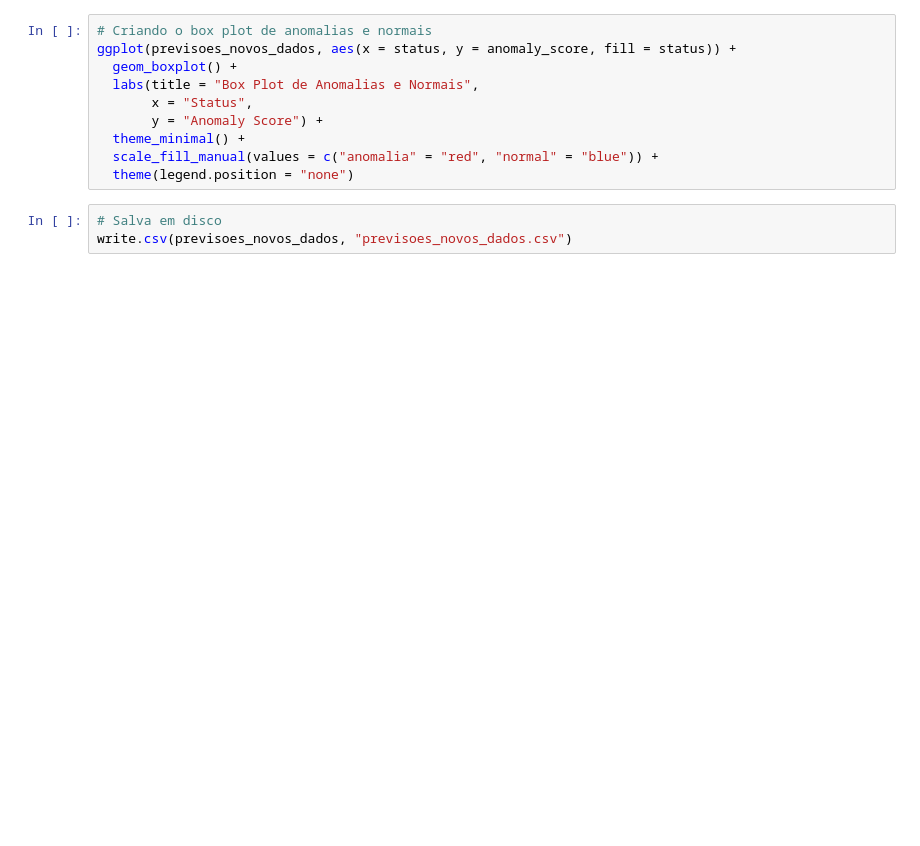
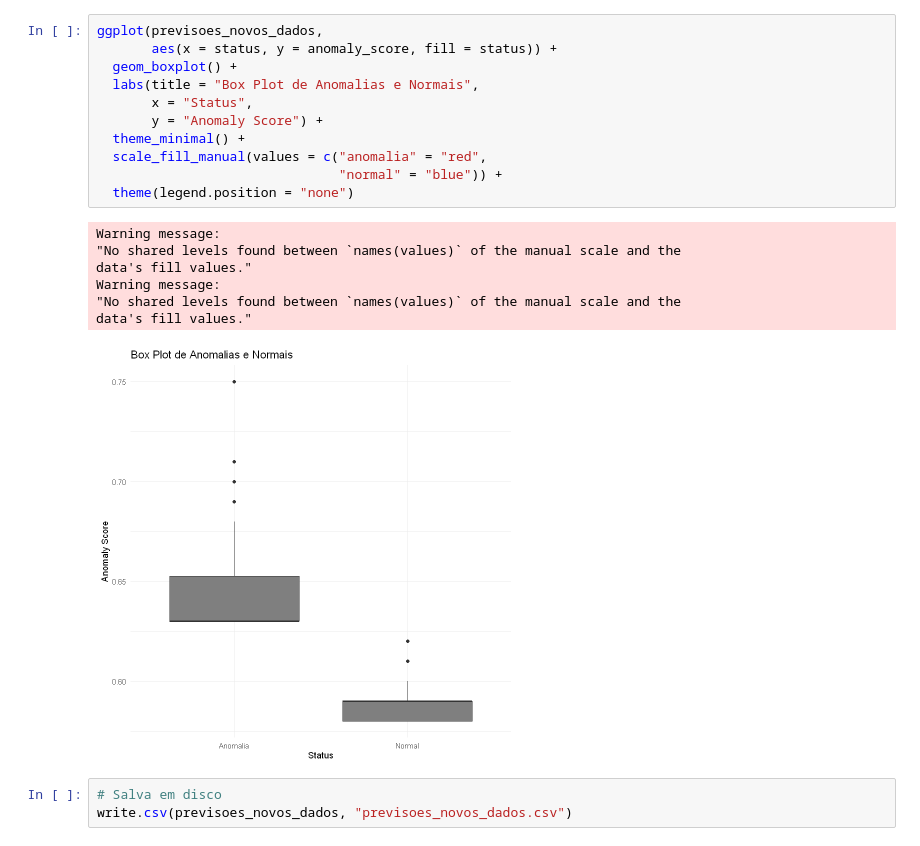
Before and after one commit to VitorCoutoF/Lab8_DSA_R_PowerBI, a Jupyter notebook: ML_Anomalias.ipynb, the cells around one changed output. Saved outputs shown, nothing was run; the diff lists cells and outputs as text; blank space fills up the shorter version.

Commit message:
Lab 8 Data Science Academy

```diff
--- a/ML_Anomalias.ipynb
+++ b/ML_Anomalias.ipynb
@@ -104,13 +336,22 @@ View(previsoes_novos_dados)
 # %%
-# Criando o box plot de anomalias e normais
-ggplot(previsoes_novos_dados, aes(x = status, y = anomaly_score, fill = status)) +
+ggplot(previsoes_novos_dados,
+       aes(x = status, y = anomaly_score, fill = status)) +
   geom_boxplot() +
   labs(title = "Box Plot de Anomalias e Normais",
        x = "Status",
        y = "Anomaly Score") +
   theme_minimal() +
-  scale_fill_manual(values = c("anomalia" = "red", "normal" = "blue")) +
+  scale_fill_manual(values = c("anomalia" = "red",
+                               "normal" = "blue")) +
   theme(legend.position = "none")
+# %% [output]
+Warning message:
+"No shared levels found between `names(values)` of the manual scale and the
+data's fill values."
+Warning message:
+"No shared levels found between `names(values)` of the manual scale and the
+data's fill values."
+[figure, added]
 # %%
 # Salva em disco
 write.csv(previsoes_novos_dados, "previsoes_novos_dados.csv")
```
Also changed, not shown: parts of 11 cells of this notebook, 2 other files.
